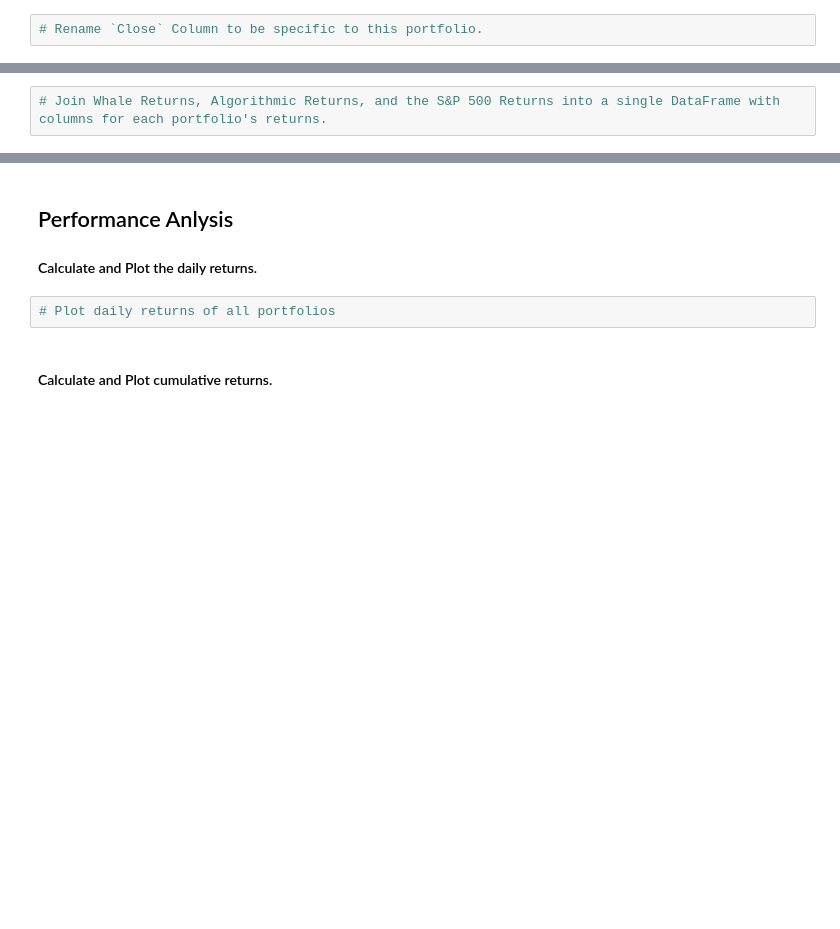
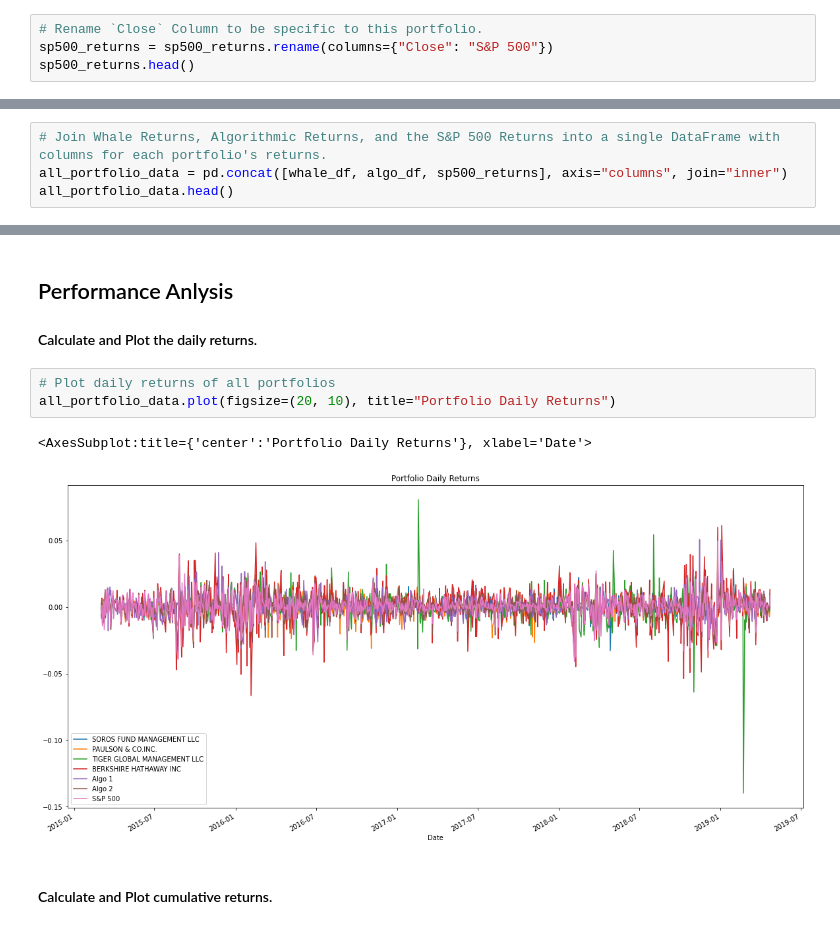
Before and after one commit to mrnaglejr/Python-Pandas-Homework, a Jupyter notebook: whale_analysis.ipynb, the cells around one changed output, grey strips where cells are left out. Cells and saved outputs as stored; diff of their text form; blank space fills up the shorter version.

```diff
--- a/whale_analysis.ipynb
+++ b/whale_analysis.ipynb
@@ -294,2 +164,4 @@ TypeError: unsupported operand type(s) for /: 'str' and 'str'
 # %%
 # Rename `Close` Column to be specific to this portfolio.
+sp500_returns = sp500_returns.rename(columns={"Close": "S&P 500"})
+sp500_returns.head()
@@ -297,3 +177,5 @@ TypeError: unsupported operand type(s) for /: 'str' and 'str'
 ## Combine Whale, Algorithmic, and S&P 500 Returns
 # %%
 # Join Whale Returns, Algorithmic Returns, and the S&P 500 Returns into a single DataFrame with columns for each portfolio's returns.
+all_portfolio_data = pd.concat([whale_df, algo_df, sp500_returns], axis="columns", join="inner")
+all_portfolio_data.head()
@@ -309,6 +199,10 @@ In this section, you will calculate and visualize performance and risk metrics f
 #### Calculate and Plot the daily returns.
 # %%
 # Plot daily returns of all portfolios
+all_portfolio_data.plot(figsize=(20, 10), title="Portfolio Daily Returns")
+# %% [output]
+<AxesSubplot:title={'center':'Portfolio Daily Returns'}, xlabel='Date'>
+[figure, added]
 # %% [markdown]
 #### Calculate and Plot cumulative returns.
 # %%
```
Also changed, not shown: parts of 62 cells of this notebook, 9 other files.
